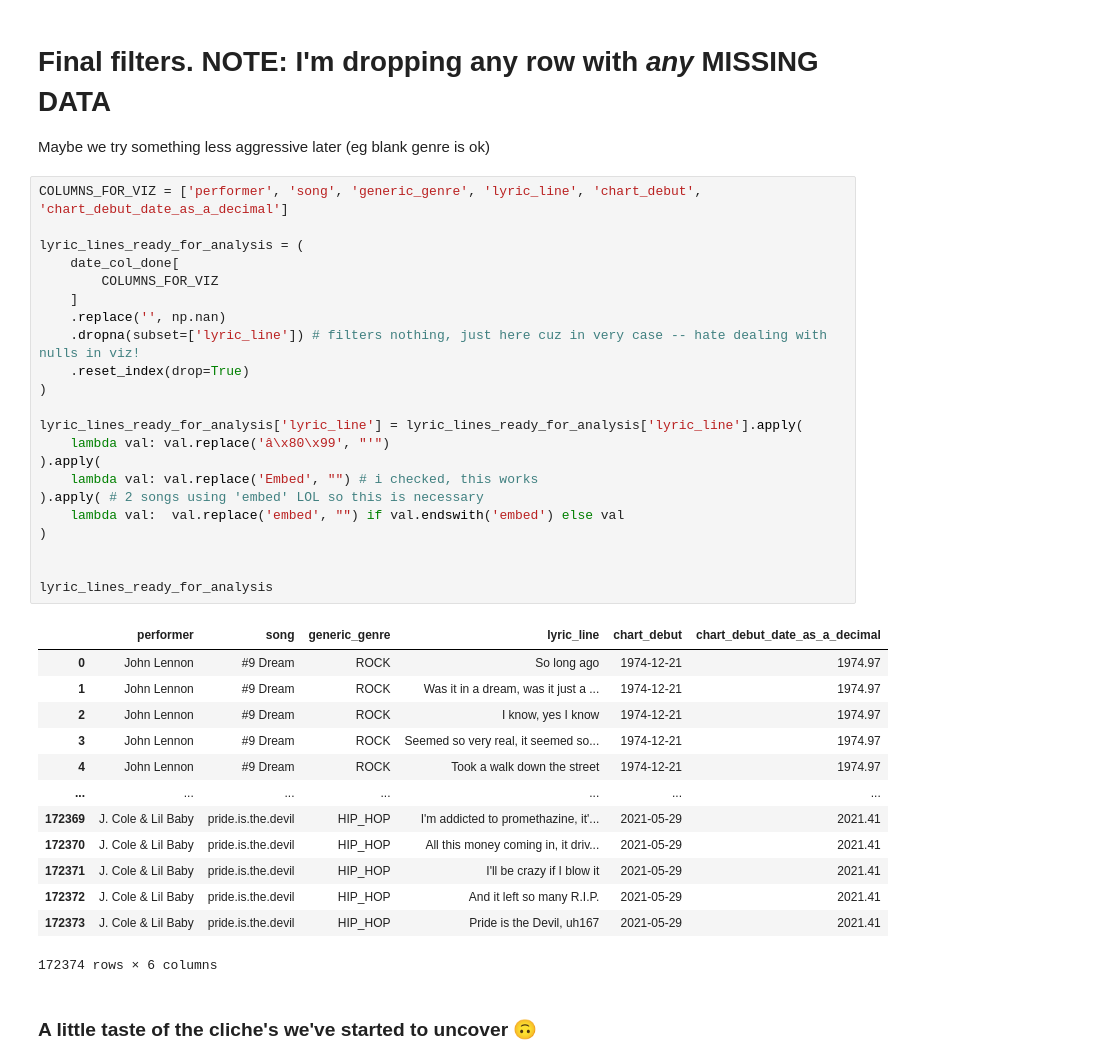
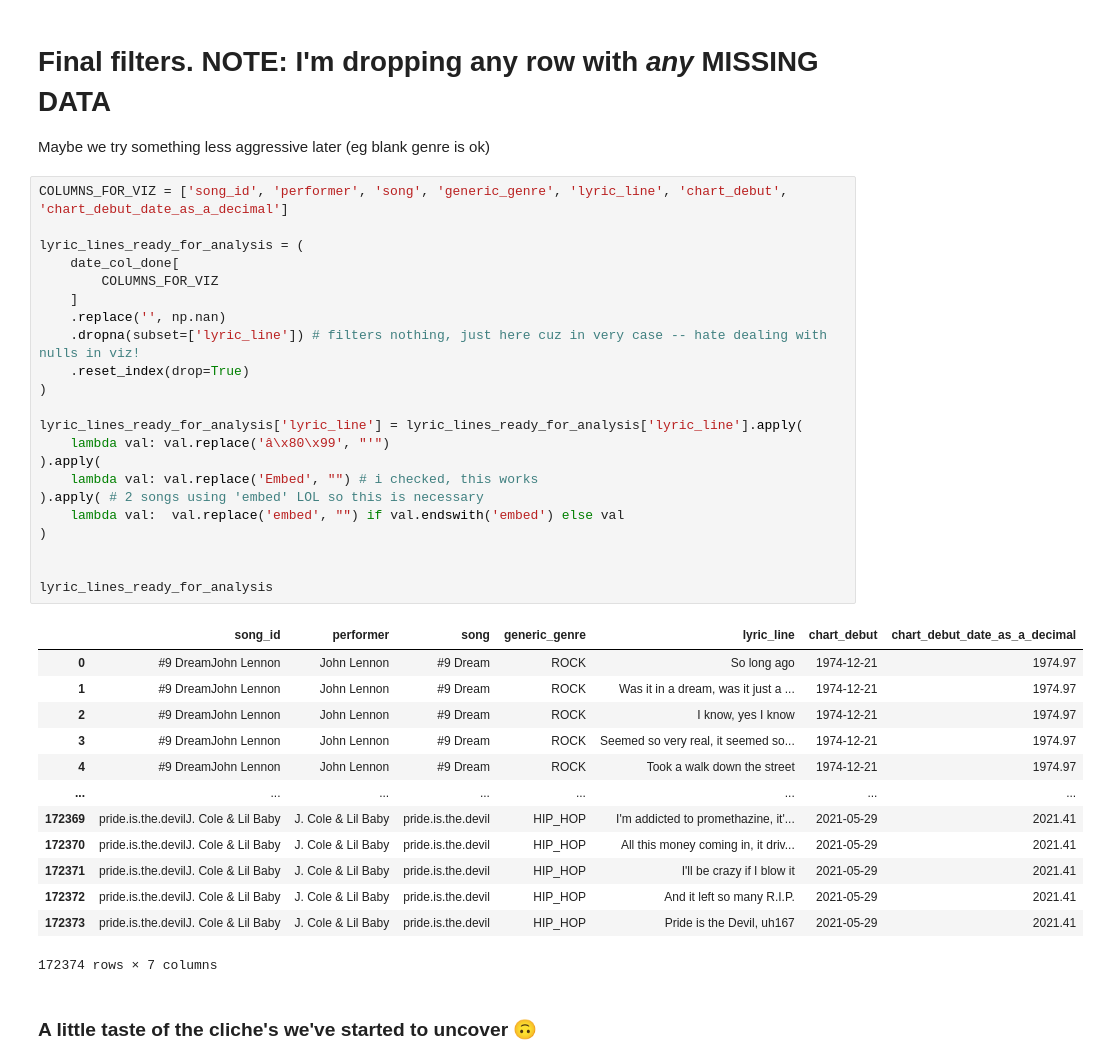
Before and after one commit to davidnmora/billboard-lyric-exploration, a Jupyter notebook: 3 DONE RIGHT Split lyrics by line then clean.ipynb, the cells around one changed output. Cells and saved outputs as stored; diff of their text form.

```diff
--- a/3 DONE RIGHT Split lyrics by line then clean.ipynb
+++ b/3 DONE RIGHT Split lyrics by line then clean.ipynb
@@ -307,41 +315,41 @@ date_col_done
 # Final filters. NOTE: I'm dropping any row with *any* MISSING DATA
 Maybe we try something less aggressive later (eg blank genre is ok)
 # %%
-COLUMNS_FOR_VIZ = ['performer', 'song', 'generic_genre', 'lyric_line', 'chart_debut', 'chart_debut_date_as_a_decimal']
+COLUMNS_FOR_VIZ = ['song_id', 'performer', 'song', 'generic_genre', 'lyric_line', 'chart_debut', 'chart_debut_date_as_a_decimal']
 
 lyric_lines_ready_for_analysis = (
     date_col_done[
         COLUMNS_FOR_VIZ
     ]
     .replace('', np.nan)
     .dropna(subset=['lyric_line']) # filters nothing, just here cuz in very case -- hate dealing with nulls in viz!
     .reset_index(drop=True)
 )
 
 lyric_lines_ready_for_analysis['lyric_line'] = lyric_lines_ready_for_analysis['lyric_line'].apply(
     lambda val: val.replace('â\x80\x99', "'")
 ).apply(
     lambda val: val.replace('Embed', "") # i checked, this works
 ).apply( # 2 songs using 'embed' LOL so this is necessary
     lambda val:  val.replace('embed', "") if val.endswith('embed') else val
 )
 
 
 lyric_lines_ready_for_analysis
 # %% [output]
-|  | performer | song | generic_genre | lyric_line | chart_debut | chart_debut_date_as_a_decimal |
-| 0 | John Lennon | #9 Dream | ROCK | So long ago | 1974-12-21 | 1974.97 |
-| 1 | John Lennon | #9 Dream | ROCK | Was it in a dream, was it just a ... | 1974-12-21 | 1974.97 |
-| 2 | John Lennon | #9 Dream | ROCK | I know, yes I know | 1974-12-21 | 1974.97 |
-| 3 | John Lennon | #9 Dream | ROCK | Seemed so very real, it seemed so... | 1974-12-21 | 1974.97 |
-| 4 | John Lennon | #9 Dream | ROCK | Took a walk down the street | 1974-12-21 | 1974.97 |
-| ... | ... | ... | ... | ... | ... | ... |
-| 172369 | J. Cole & Lil Baby | pride.is.the.devil | HIP_HOP | I'm addicted to promethazine, it'... | 2021-05-29 | 2021.41 |
-| 172370 | J. Cole & Lil Baby | pride.is.the.devil | HIP_HOP | All this money coming in, it driv... | 2021-05-29 | 2021.41 |
-| 172371 | J. Cole & Lil Baby | pride.is.the.devil | HIP_HOP | I'll be crazy if I blow it | 2021-05-29 | 2021.41 |
-| 172372 | J. Cole & Lil Baby | pride.is.the.devil | HIP_HOP | And it left so many R.I.P. | 2021-05-29 | 2021.41 |
-| 172373 | J. Cole & Lil Baby | pride.is.the.devil | HIP_HOP | Pride is the Devil, uh167 | 2021-05-29 | 2021.41 |
+|  | song_id | performer | song | generic_genre | lyric_line | chart_debut | chart_debut_date_as_a_decimal |
+| 0 | #9 DreamJohn Lennon | John Lennon | #9 Dream | ROCK | So long ago | 1974-12-21 | 1974.97 |
+| 1 | #9 DreamJohn Lennon | John Lennon | #9 Dream | ROCK | Was it in a dream, was it just a ... | 1974-12-21 | 1974.97 |
+| 2 | #9 DreamJohn Lennon | John Lennon | #9 Dream | ROCK | I know, yes I know | 1974-12-21 | 1974.97 |
+| 3 | #9 DreamJohn Lennon | John Lennon | #9 Dream | ROCK | Seemed so very real, it seemed so... | 1974-12-21 | 1974.97 |
+| 4 | #9 DreamJohn Lennon | John Lennon | #9 Dream | ROCK | Took a walk down the street | 1974-12-21 | 1974.97 |
+| ... | ... | ... | ... | ... | ... | ... | ... |
+| 172369 | pride.is.the.devilJ. Cole & Lil Baby | J. Cole & Lil Baby | pride.is.the.devil | HIP_HOP | I'm addicted to promethazine, it'... | 2021-05-29 | 2021.41 |
+| 172370 | pride.is.the.devilJ. Cole & Lil Baby | J. Cole & Lil Baby | pride.is.the.devil | HIP_HOP | All this money coming in, it driv... | 2021-05-29 | 2021.41 |
+| 172371 | pride.is.the.devilJ. Cole & Lil Baby | J. Cole & Lil Baby | pride.is.the.devil | HIP_HOP | I'll be crazy if I blow it | 2021-05-29 | 2021.41 |
+| 172372 | pride.is.the.devilJ. Cole & Lil Baby | J. Cole & Lil Baby | pride.is.the.devil | HIP_HOP | And it left so many R.I.P. | 2021-05-29 | 2021.41 |
+| 172373 | pride.is.the.devilJ. Cole & Lil Baby | J. Cole & Lil Baby | pride.is.the.devil | HIP_HOP | Pride is the Devil, uh167 | 2021-05-29 | 2021.41 |
-172374 rows × 6 columns
+172374 rows × 7 columns
 # %% [markdown]
 ### A little taste of the cliche's we've started to uncover 🙃
 # %%
```
Also changed, not shown: parts of 9 cells of this notebook, 3 other files.
